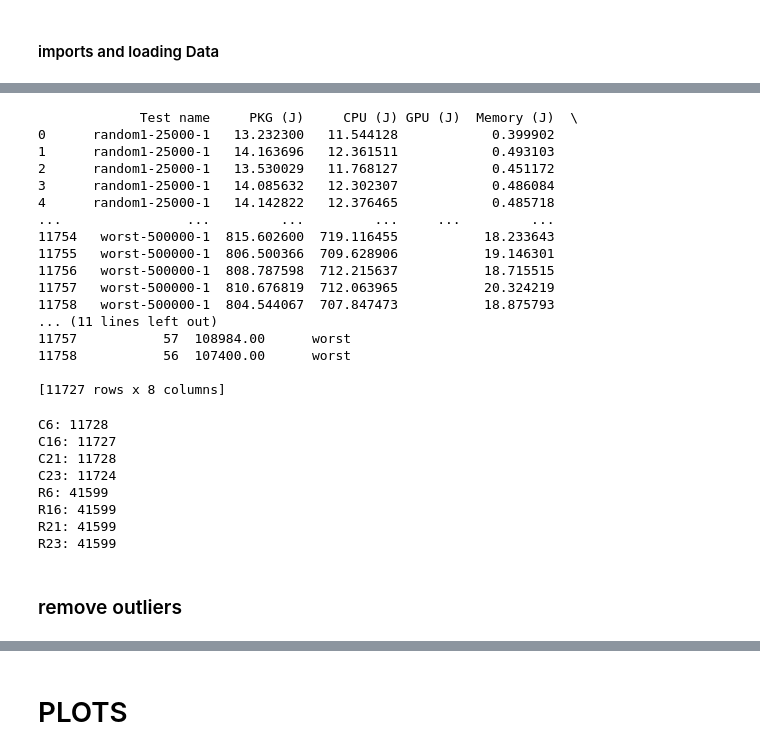
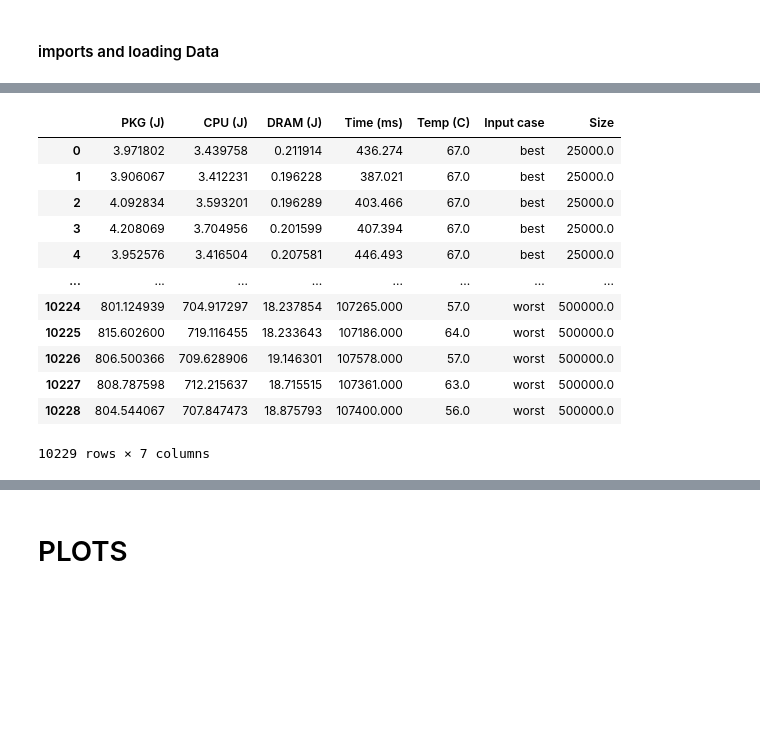
Before and after one commit to hrallil/RAPL_measurements, a Jupyter notebook: Java/FinalResults/FinalAnalysis/BubbleREGRESSION.ipynb, the cells around one changed output, grey strips where cells are left out. Drawn from its saved outputs; the diff is of its cells as text; code cells hidden in the pictures; blank space fills up the shorter version.

```diff
--- a/Java/FinalResults/FinalAnalysis/BubbleREGRESSION.ipynb
+++ b/Java/FinalResults/FinalAnalysis/BubbleREGRESSION.ipynb
@@ -35,42 +14,0 @@ dfR23 = removeNonsense(dfReadCSV23)
-# %%
-def makeinputColumn(df):
-    l = []
-    for i in range(len(df)):
-        l.append(df.iloc[i]["Test name"].split("-")[0])
-
-    df["Input case"] = l
-
-makeinputColumn(dfC6)
-makeinputColumn(dfC16)
-makeinputColumn(dfC21)
-makeinputColumn(dfC23)
-print(dfC16)
-
-def makeinputColumn_readCSV(df):
-    l = []
-    for i in range(len(df)):
-        l.append(df.iloc[i]["Test name"].split("-")[1].lower())
-    df["Input case"] = l
-
-makeinputColumn_readCSV(dfR6)
-makeinputColumn_readCSV(dfR16)
-makeinputColumn_readCSV(dfR21)
-makeinputColumn_readCSV(dfR23)
-# %% [output]
-             Test name     PKG (J)     CPU (J) GPU (J)  Memory (J)  \
-0      random1-25000-1   13.232300   11.544128            0.399902
-1      random1-25000-1   14.163696   12.361511            0.493103
-2      random1-25000-1   13.530029   11.768127            0.451172
-3      random1-25000-1   14.085632   12.302307            0.486084
-4      random1-25000-1   14.142822   12.376465            0.485718
-...                ...         ...         ...     ...         ...
-11754   worst-500000-1  815.602600  719.116455           18.233643
-11755   worst-500000-1  806.500366  709.628906           19.146301
-11756   worst-500000-1  808.787598  712.215637           18.715515
-11757   worst-500000-1  810.676819  712.063965           20.324219
-11758   worst-500000-1  804.544067  707.847473           18.875793
-... (11 lines left out)
-11757           57  108984.00      worst
-11758           56  107400.00      worst
-
-[11727 rows x 8 columns]
@@ -100,20 +14,0 @@ makeSizecolumn_readCSV(dfR23)
-# %%
-print(f"C6: {len(dfC6)}")
-print(f"C16: {len(dfC16)}")
-print(f"C21: {len(dfC21)}")
-print(f"C23: {len(dfC23)}")
-print(f"R6: {len(dfR6)}")
-print(f"R16: {len(dfR16)}")
-print(f"R21: {len(dfR21)}")
-print(f"R23: {len(dfR23)}")
-# %% [output]
-C6: 11728
-C16: 11727
-C21: 11728
-C23: 11724
-R6: 41599
-R16: 41599
-R21: 41599
-R23: 41599
-# %% [markdown]
-### remove outliers
@@ -134 +15,17 @@ def remove_outliers(df, type, size, col):
+# %%
+dfC16
+# %% [output]
+|  | PKG (J) | CPU (J) | DRAM (J) | Time (ms) | Temp (C) | Input case | Size |
+| 0 | 3.971802 | 3.439758 | 0.211914 | 436.274 | 67.0 | best | 25000.0 |
+| 1 | 3.906067 | 3.412231 | 0.196228 | 387.021 | 67.0 | best | 25000.0 |
+| 2 | 4.092834 | 3.593201 | 0.196289 | 403.466 | 67.0 | best | 25000.0 |
+| 3 | 4.208069 | 3.704956 | 0.201599 | 407.394 | 67.0 | best | 25000.0 |
+| 4 | 3.952576 | 3.416504 | 0.207581 | 446.493 | 67.0 | best | 25000.0 |
+| ... | ... | ... | ... | ... | ... | ... | ... |
+| 10224 | 801.124939 | 704.917297 | 18.237854 | 107265.000 | 57.0 | worst | 500000.0 |
+| 10225 | 815.602600 | 719.116455 | 18.233643 | 107186.000 | 64.0 | worst | 500000.0 |
+| 10226 | 806.500366 | 709.628906 | 19.146301 | 107578.000 | 57.0 | worst | 500000.0 |
+| 10227 | 808.787598 | 712.215637 | 18.715515 | 107361.000 | 63.0 | worst | 500000.0 |
+| 10228 | 804.544067 | 707.847473 | 18.875793 | 107400.000 | 56.0 | worst | 500000.0 |
+10229 rows × 7 columns
 # %%
```
Also changed, not shown: parts of 22 cells of this notebook, 1 other file.
